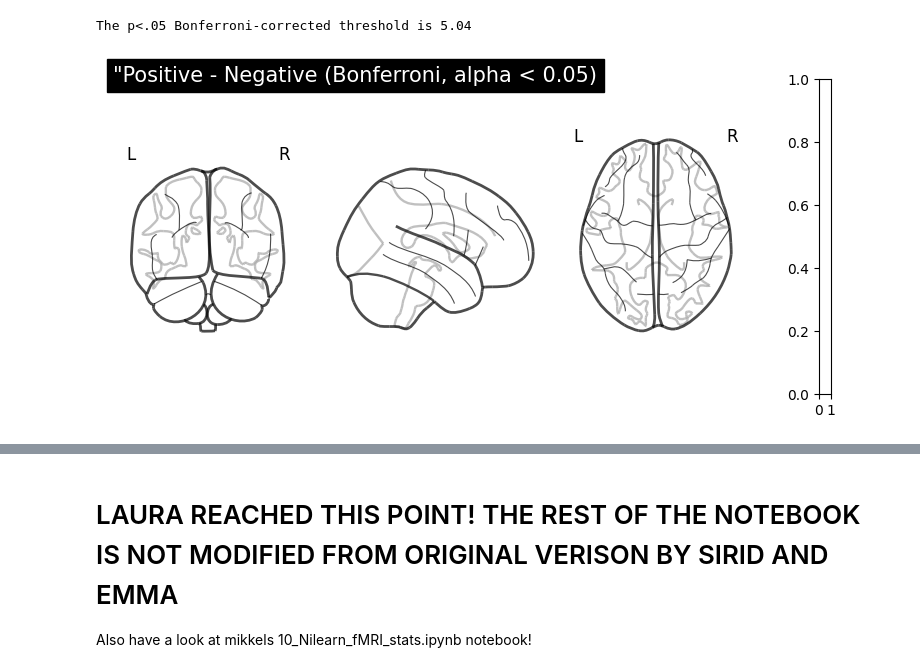
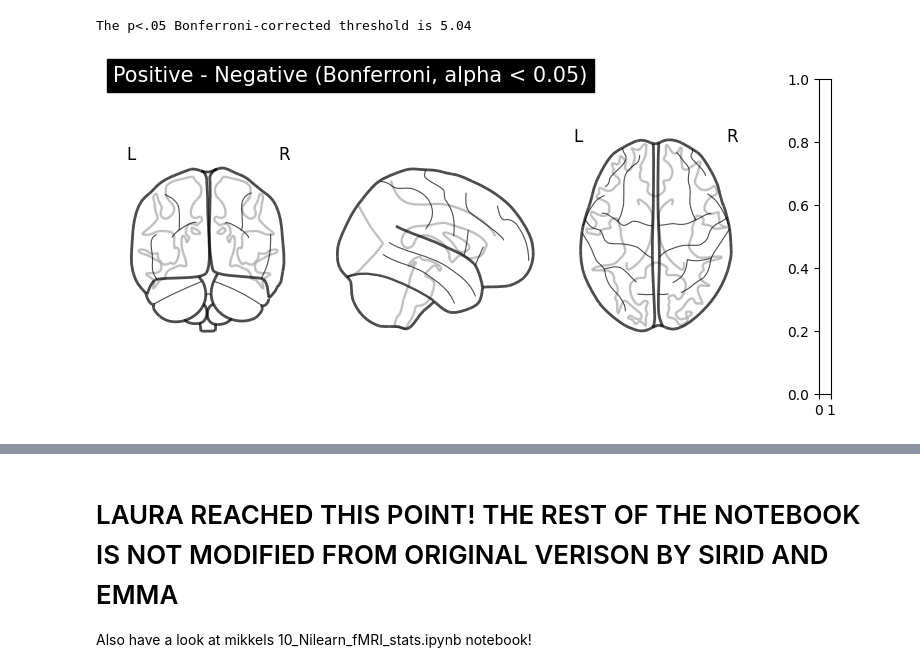
Before and after one commit to laurabpaulsen/fMRI_analysis, a Jupyter notebook: second_level.ipynb, the cells around one changed output, grey strips where cells are left out. Saved outputs shown, nothing was run; the diff lists cells and outputs as text; code cells hidden in the pictures.

```diff
--- a/second_level.ipynb
+++ b/second_level.ipynb
@@ -45,8 +52,8 @@ This method is quite efficient (in terms of code), because it assumes that you a
 
 The `smoothing_fwhm` argument: specifies the full-width at half-maximum (FWHM) of the Gaussian smoothing kernel to be applied to the data. This smoothing is applied to the data at the second level of analysis, after the first-level model has been fit to each individual subject's data. The purpose of smoothing the data at the second level is to increase the signal-to-noise ratio (SNR) of the data, which can improve the reliability and sensitivity of the results. It can also help to reduce the effects of spatial noise and other sources of variability in the data. The FWHM value specifies the size of the smoothing kernel, with larger values corresponding to more aggressive smoothing. In general, it is recommended to use a conservative smoothing kernel with a FWHM value of around 4-8 millimeters, although the optimal value will depend on the specific data and the goals of the analysis. Overall, the smoothing_fwhm argument in the SecondLevelModel function allows users to control the amount of smoothing applied to the data at the second level of analysis, which can help to improve the reliability and interpretability of the results.
 # %%
-slm_method1 = SecondLevelModel(smoothing_fwhm=8.0)
-slm_method1.fit(flms)
+slm = SecondLevelModel(smoothing_fwhm=8.0)
+slm.fit(flms)
 # %% [output]
 SecondLevelModel(smoothing_fwhm=8.0)
 # %% [markdown]
@@ -76,7 +83,7 @@ plotting.show()
 # %% [markdown]
 ## Positive vs negative
 # %%
-zmaps_pos_neg = slm_method1.compute_contrast(first_level_contrast='positive - negative', output_type='z_score')
+zmaps_pos_neg = slm.compute_contrast(first_level_contrast='positive - negative', output_type='z_score')
 
 from nilearn.glm import threshold_stats_img
 
@@ -90,11 +97,11 @@ print('The p<.05 Bonferroni-corrected threshold is %.3g' % threshold_pos_neg)
 The p<.05 Bonferroni-corrected threshold is 5.04
 # %%
 plotting.plot_glass_brain(thresholded_map_pos_neg, colorbar=True,
-                          title='"Positive - Negative (Bonferroni, alpha < 0.05)",
-                          plot_abs=False, cmap=matplotlib.cm.get_cmap('PiYG_r'))
+                          title="Positive - Negative (Bonferroni, alpha < 0.05)",
+                          plot_abs=False, cmap='RdBu')
 plotting.show()
 # %% [output]
-[figure, old version]
+[figure, new version]
 # %%
 from nilearn.plotting import plot_stat_map
 
```
Also changed, not shown: parts of 4 cells of this notebook.
